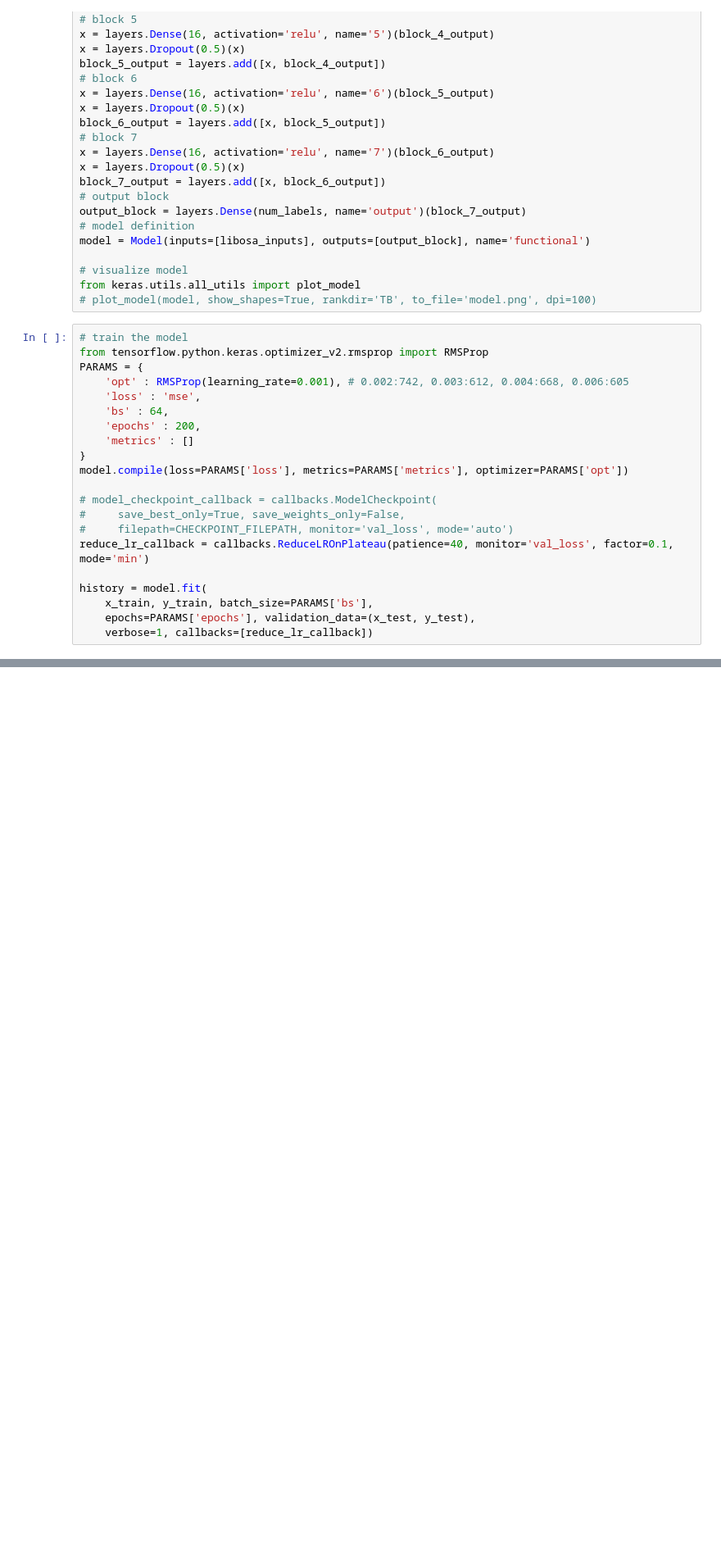
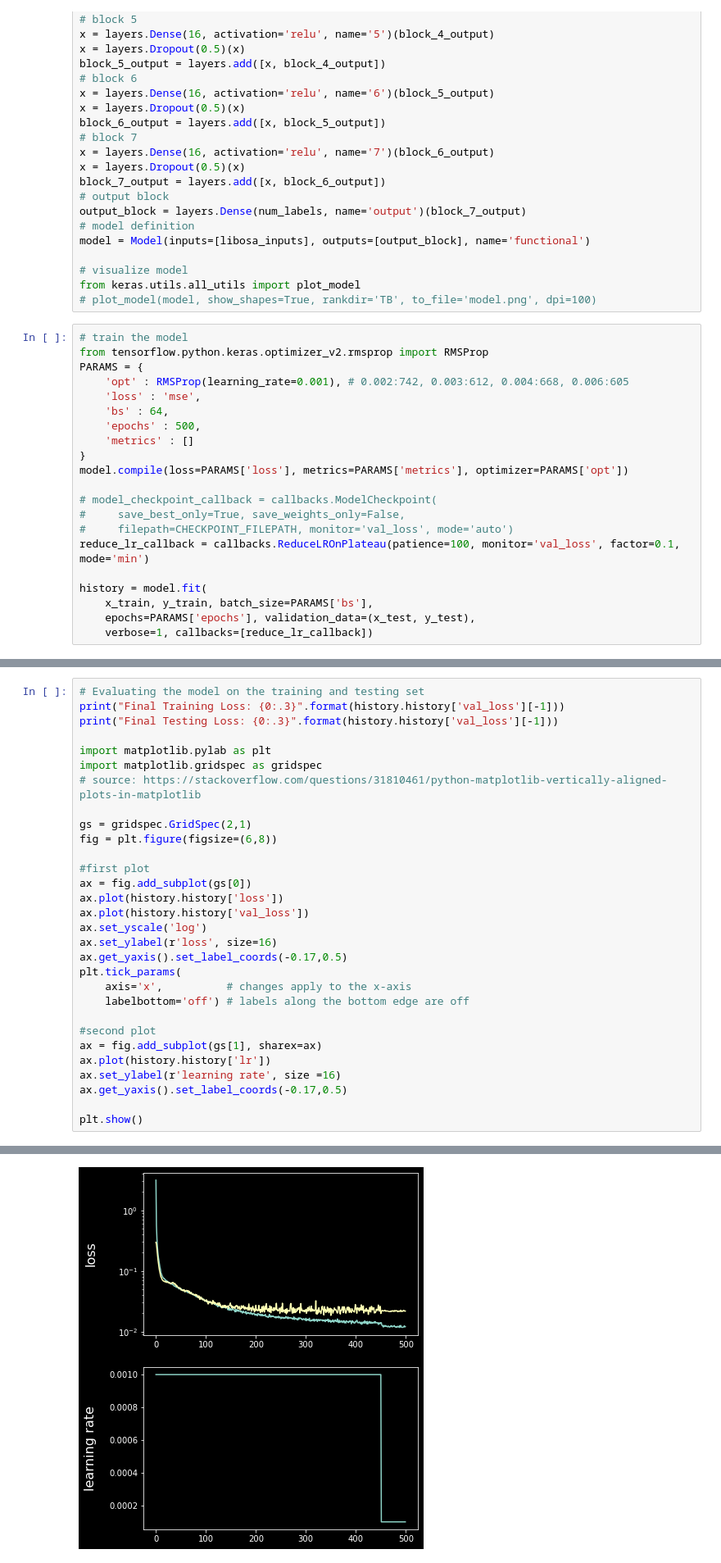
Before and after one commit to sedwardsmarsh/neural-synth, a Jupyter notebook: jupyter.ipynb, the cells around one changed output, grey strips where cells are left out. Shown: that part at 82% size. Saved outputs shown, nothing was run; the diff lists cells and outputs as text; blank space fills up the shorter version.

Commit message:
aligned loss and learning rate plots on xaxis

```diff
--- a/jupyter.ipynb
+++ b/jupyter.ipynb
@@ -149,7 +149,7 @@ PARAMS = {
     'opt' : RMSProp(learning_rate=0.001), # 0.002:742, 0.003:612, 0.004:668, 0.006:605
     'loss' : 'mse',
     'bs' : 64,
-    'epochs' : 200,
+    'epochs' : 500,
     'metrics' : []
 }
 model.compile(loss=PARAMS['loss'], metrics=PARAMS['metrics'], optimizer=PARAMS['opt'])
@@ -157,7 +157,7 @@ model.compile(loss=PARAMS['loss'], metrics=PARAMS['metrics'], optimizer=PARAMS['
 # model_checkpoint_callback = callbacks.ModelCheckpoint(
 #     save_best_only=True, save_weights_only=False,
 #     filepath=CHECKPOINT_FILEPATH, monitor='val_loss', mode='auto')
-reduce_lr_callback = callbacks.ReduceLROnPlateau(patience=40, monitor='val_loss', factor=0.1, mode='min')
+reduce_lr_callback = callbacks.ReduceLROnPlateau(patience=100, monitor='val_loss', factor=0.1, mode='min')
 
 history = model.fit(
     x_train, y_train, batch_size=PARAMS['bs'],
@@ -198,0 +188,31 @@ plt.show()
+# %%
+# Evaluating the model on the training and testing set
+print("Final Training Loss: {0:.3}".format(history.history['val_loss'][-1]))
+print("Final Testing Loss: {0:.3}".format(history.history['val_loss'][-1]))
+
+import matplotlib.pylab as plt
+import matplotlib.gridspec as gridspec
+# source: https://stackoverflow.com/questions/31810461/python-matplotlib-vertically-aligned-plots-in-matplotlib
+
+gs = gridspec.GridSpec(2,1)
+fig = plt.figure(figsize=(6,8))
+
+#first plot
+ax = fig.add_subplot(gs[0])
+ax.plot(history.history['loss'])
+ax.plot(history.history['val_loss'])
+ax.set_yscale('log')
+ax.set_ylabel(r'loss', size=16)
+ax.get_yaxis().set_label_coords(-0.17,0.5)
+plt.tick_params(
+    axis='x',          # changes apply to the x-axis
+    labelbottom='off') # labels along the bottom edge are off
+
+#second plot
+ax = fig.add_subplot(gs[1], sharex=ax)
+ax.plot(history.history['lr'])
+ax.set_ylabel(r'learning rate', size =16)
+ax.get_yaxis().set_label_coords(-0.17,0.5)
+
+plt.show()
+# %% [output]
@@ -198,0 +221 @@ plt.show()
+[figure, added]
```
Also changed, not shown: parts of 3 cells of this notebook.
